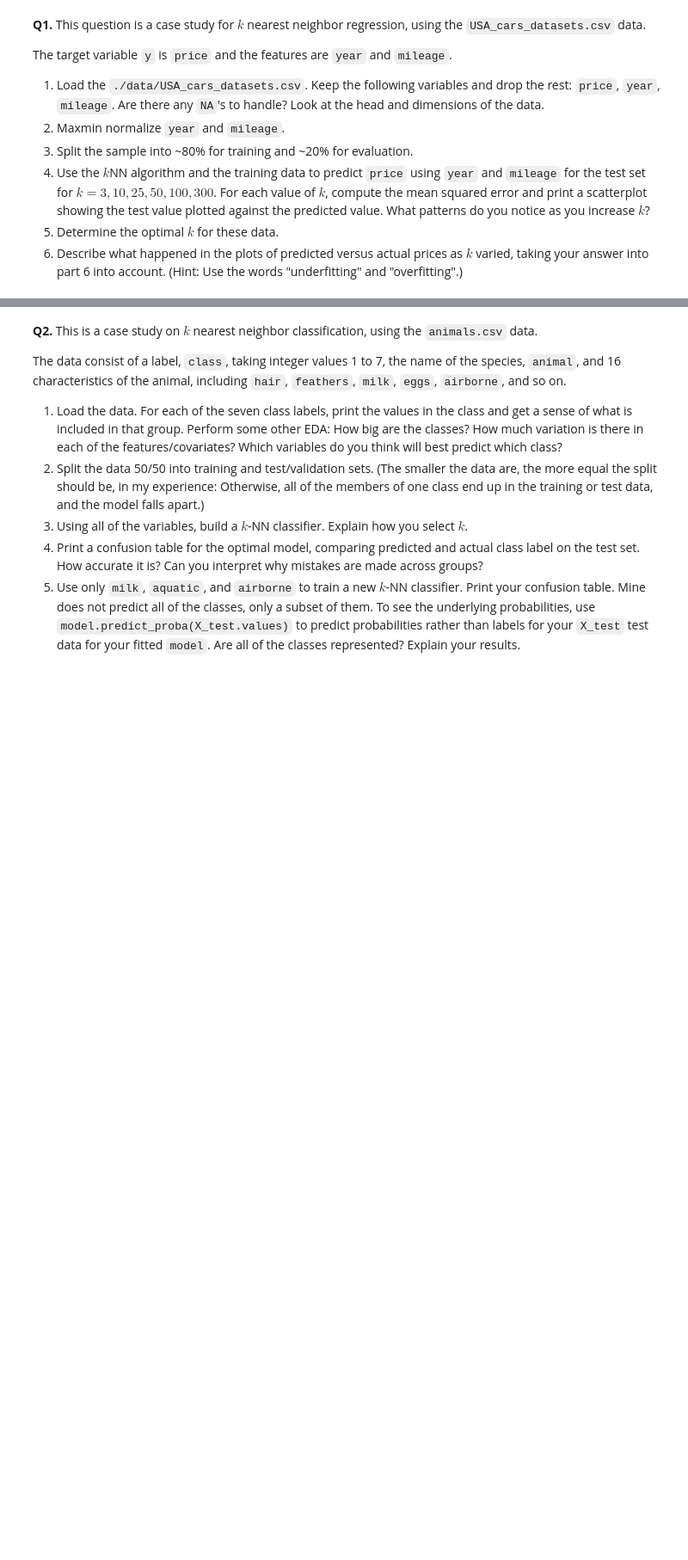
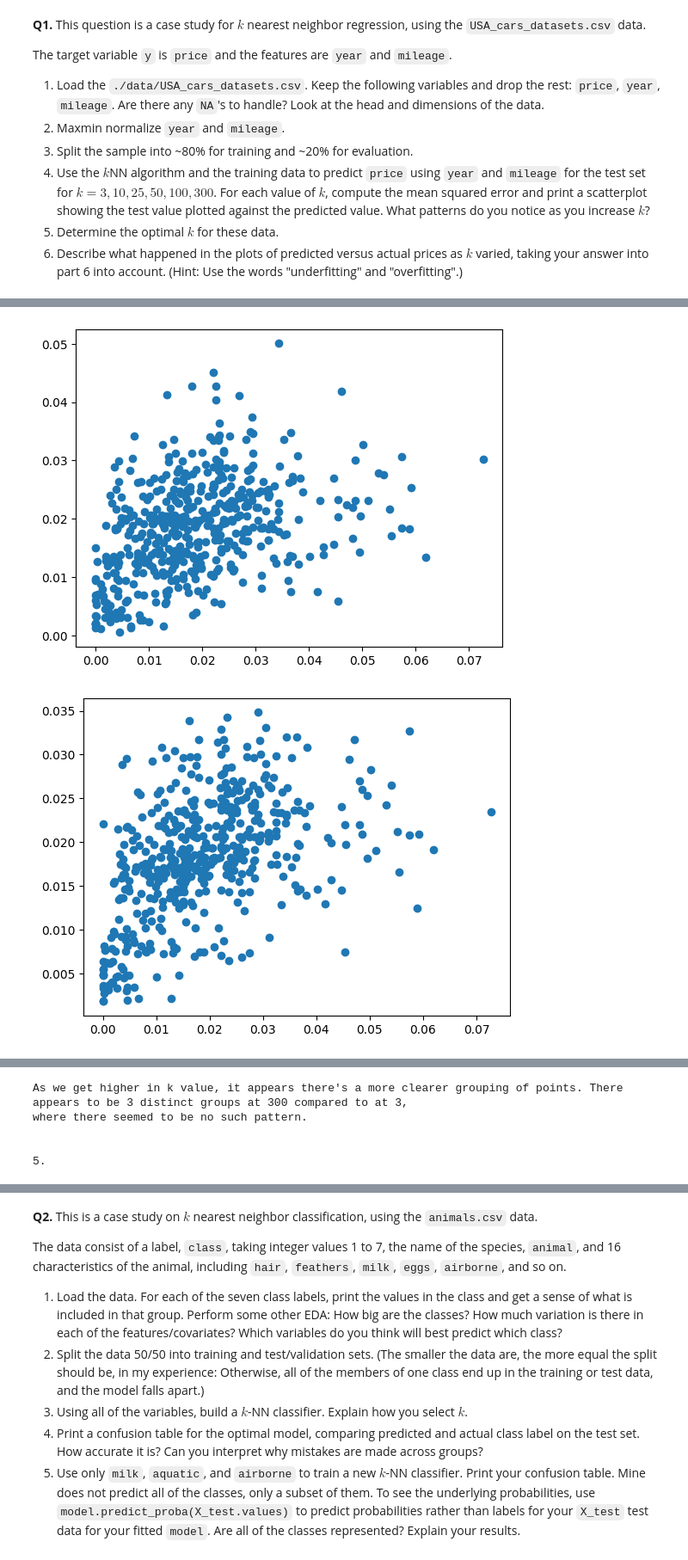
Before and after one commit to kayla-hekim/knn, a Jupyter notebook: assignment/assignment_knn.ipynb, the cells around one changed output, grey strips where cells are left out. Shown at 86% size. Drawn from its saved outputs; the diff is of its cells as text; code cells hidden in the pictures; blank space fills up the shorter version.

Commit message:
okay i did 0 last time, but this was number 1 actually

```diff
--- a/assignment/assignment_knn.ipynb
+++ b/assignment/assignment_knn.ipynb
@@ -38,3 +38,72 @@ The target variable `y` is `price` and the features are `year` and `mileage`.
 4. Use the $k$NN algorithm and the training data to predict `price` using `year` and `mileage` for the test set for $k=3,10,25,50,100,300$. For each value of $k$, compute the mean squared error and print a scatterplot showing the test value plotted against the predicted value. What patterns do you notice as you increase $k$?
 5. Determine the optimal $k$ for these data.
 6. Describe what happened in the plots of predicted versus actual prices as $k$ varied, taking your answer into part 6 into account. (Hint: Use the words "underfitting" and "overfitting".)
+# %%
+#1.
+print("1.")
+import pandas as pd
+import numpy as np
+import matplotlib.pyplot as plt
+import seaborn as sns
+from sklearn.model_selection import train_test_split
+import sklearn as sk
+
+cars_data = pd.read_csv('../data/USA_cars_datasets.csv')
+cars_data.drop(['Unnamed: 0', 'brand', 'model', 'title_status', 'color', 'vin', 'lot', 'state', 'country', 'condition'], axis=1, inplace=True)
+
+print(np.isnan(cars_data).sum())
+print("According to the 0 sums for all 3 columns, there appears to be no missing or NA values in these 3 columns.")
+
+print(cars_data.head())
+print(cars_data.shape)
+print("\n")
+
+
+#2.
+print("2.")
+norm_car = cars_data.copy()
+min_car = np.min(norm_car)
+max_car = np.max(norm_car)
+norm_car = (norm_car - min_car) / (max_car - min_car)
+print(norm_car.head(), "\n\n")
+
+
+#3.
+print("3.")
+X = norm_car.drop('price', axis=1)
+y = norm_car['price']
+X_train, X_test, y_train, y_test = train_test_split(X, y, test_size=0.2, random_state=42)
+print(X_train.shape, X_test.shape, y_train.shape, y_test.shape)
+
+
+#4.
+print("4.")
+ks = [3, 10, 25, 50, 100, 300]
+error_results = []
+
+for each in ks:
+    knn = sk.neighbors.KNeighborsRegressor(n_neighbors=each)
+    knn.fit(X_train, y_train)
+
+    y_pred = knn.predict(X_test)
+
+    error = sk.metrics.mean_squared_error(y_test, y_pred)
+    error_results.append(error)
+
+    plt.scatter(y_test, y_pred)
+    plt.show()
+
+print("As we get higher in k value, it appears there's a more clearer grouping of points. There appears to be 3 distinct groups at 300 compared to at 3, \nwhere there seemed to be no such pattern.\n\n")
+
+
+#5.
+print("5.")
+plt.plot(ks, error_results)
+plt.show()
+print("According to the elbow plot, it appears the most optimal k is 25, where the curve stops decreasing as much.\n\n")
+
+
+#6.
+print("6.")
+print("What I believe is happening is that when the k values are small (below k = 25), the model is overfitting the data, \nand predicting values that are too close to the training data. This is because there's only a few neighbors to consider at first, \nso there's more sensitivity to what those few neighbors are classified as. \n\nThis is reflected in the scatterplots, where predictions are tightly clustered around certain points rather than following a smooth trend. \nThere may be more random spread or unnatural patterns in the scatter, showing that the model is reacting too much to individual data points. \n\nWhen the k is large like 300 (or over k = 25), the model is underfitting the data. This is because, at a certain point, \nwe might hit k = the number of points in the data. When this happens, the predictions will be considering all points all at once, \nand would predict in clusters that feel generalized to each other. \nThis would end up with a model that isn't able to detect nuances and trends within the dataset. \n\nThis is seen in the scatterplots, where the predicted values become too smoothed out and fail to follow the variations in actual prices. \nThe model starts to group predictions too closely together, and instead of capturing the dataset's structure, it averages everything out.")
+# %% [output]
@@ -40,0 +127,2 @@ The target variable `y` is `price` and the features are `year` and `mileage`.
+[figure, added]
+[figure, added]
@@ -40,0 +133,5 @@ The target variable `y` is `price` and the features are `year` and `mileage`.
+As we get higher in k value, it appears there's a more clearer grouping of points. There appears to be 3 distinct groups at 300 compared to at 3,
+where there seemed to be no such pattern.
+
+
+5.
```
Also changed, not shown: parts of 1 cell of this notebook.
